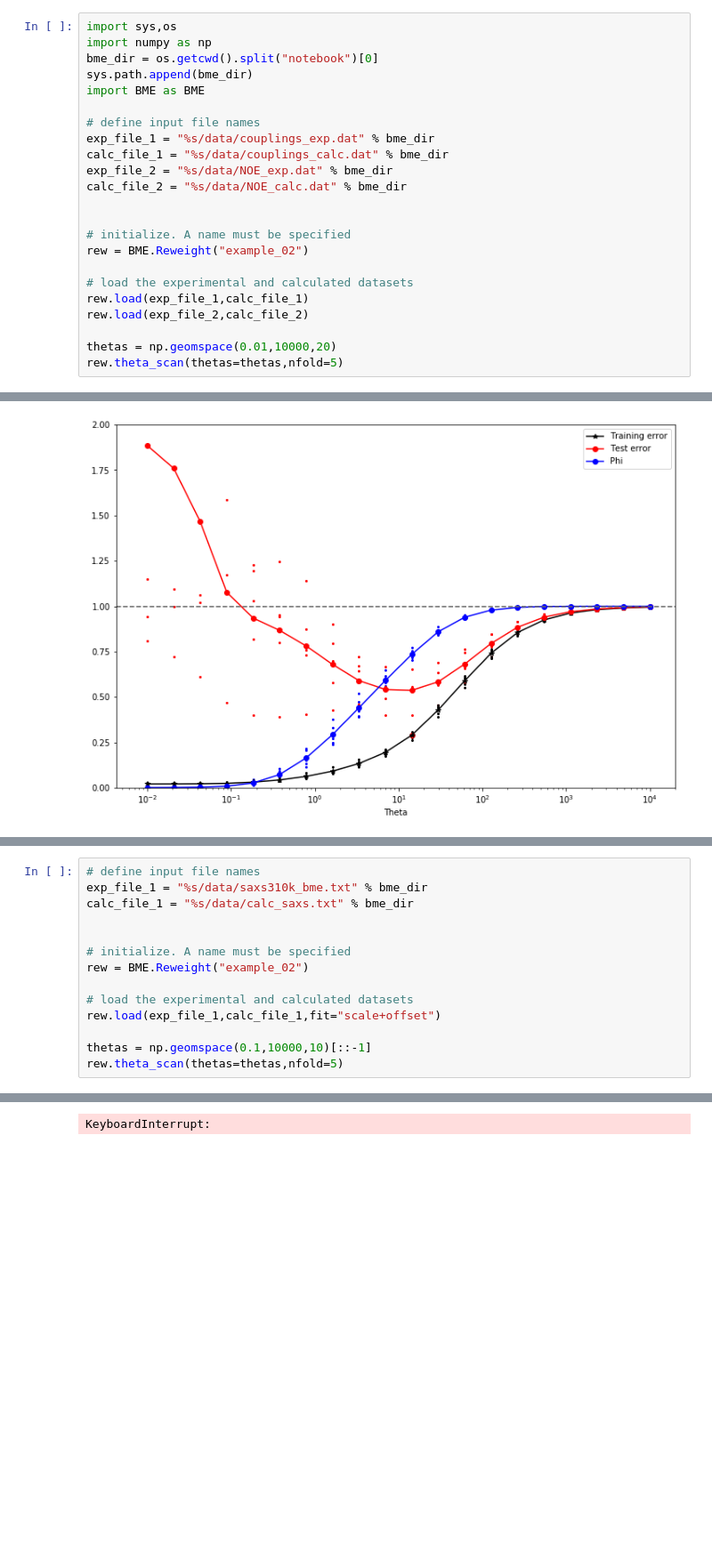
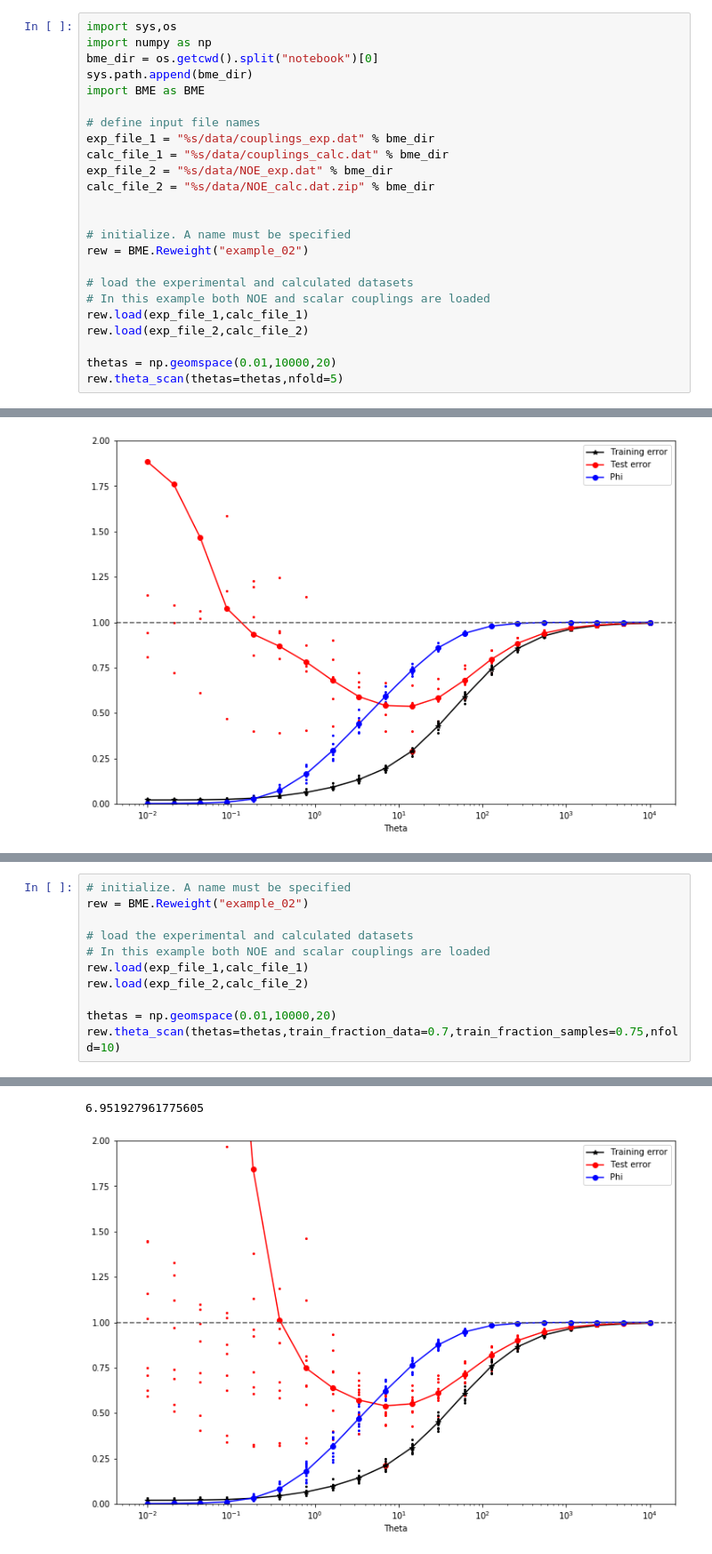
Before and after one commit to sbottaro/BME2, a Jupyter notebook: notebook/example_02.ipynb, the cells around one changed output, grey strips where cells are left out. Shown at 89% size. Drawn from its saved outputs; the diff is of its cells as text; blank space fills up the shorter version.

Commit message:
fix examples

```diff
--- a/notebook/example_02.ipynb
+++ b/notebook/example_02.ipynb
@@ -11,13 +16,14 @@ import BME as BME
 exp_file_1 = "%s/data/couplings_exp.dat" % bme_dir
 calc_file_1 = "%s/data/couplings_calc.dat" % bme_dir
 exp_file_2 = "%s/data/NOE_exp.dat" % bme_dir
-calc_file_2 = "%s/data/NOE_calc.dat" % bme_dir
+calc_file_2 = "%s/data/NOE_calc.dat.zip" % bme_dir
 
 
 # initialize. A name must be specified
 rew = BME.Reweight("example_02")
 
 # load the experimental and calculated datasets
+# In this example both NOE and scalar couplings are loaded
 rew.load(exp_file_1,calc_file_1)
 rew.load(exp_file_2,calc_file_2)
 
@@ -36,15 +46,12 @@ Fraction of effective frames  0.735
 # %%
-# define input file names
-exp_file_1 = "%s/data/saxs310k_bme.txt" % bme_dir
-calc_file_1 = "%s/data/calc_saxs.txt" % bme_dir
-
-
 # initialize. A name must be specified
 rew = BME.Reweight("example_02")
 
 # load the experimental and calculated datasets
-rew.load(exp_file_1,calc_file_1,fit="scale+offset")
+# In this example both NOE and scalar couplings are loaded
+rew.load(exp_file_1,calc_file_1)
+rew.load(exp_file_2,calc_file_2)
 
-thetas = np.geomspace(0.1,10000,10)[::-1]
-rew.theta_scan(thetas=thetas,nfold=5)
+thetas = np.geomspace(0.01,10000,20)
+rew.theta_scan(thetas=thetas,train_fraction_data=0.7,train_fraction_samples=0.75,nfold=10)
 # %% [output]
@@ -53 +65,2 @@ Performing 5-fold cross validation for 10 theta values
-KeyboardInterrupt:
+6.951927961775605
+[figure, added]
```
Also changed, not shown: parts of 5 cells of this notebook, 7 other files.
